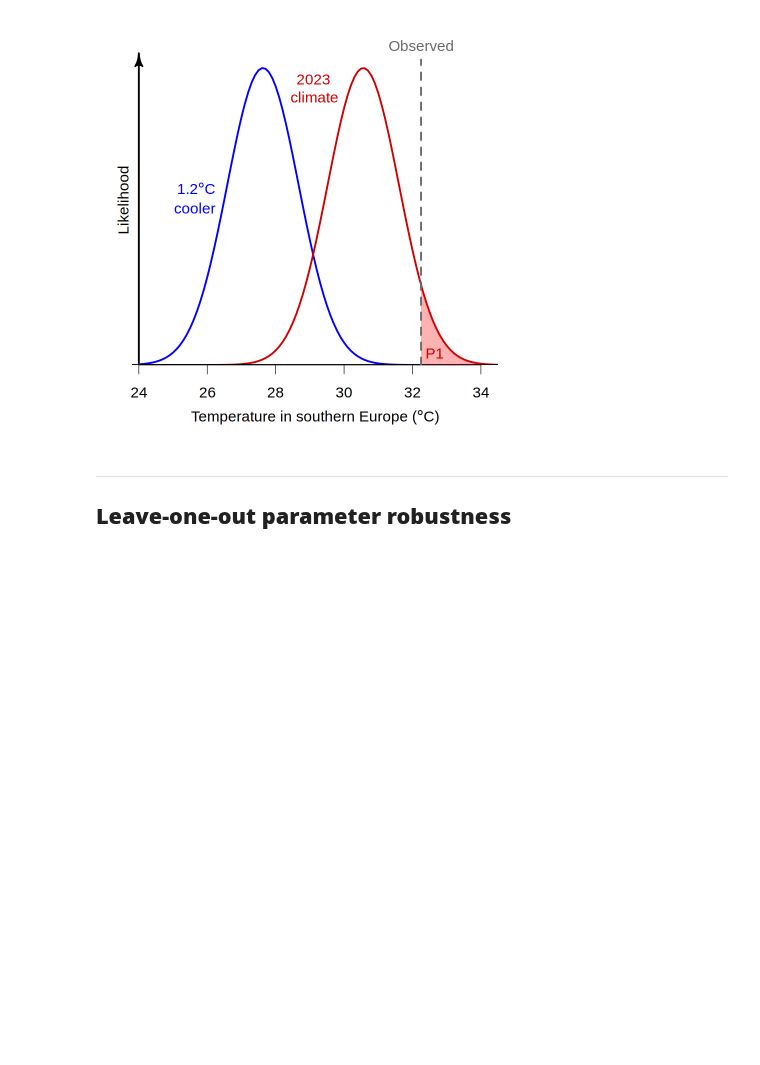
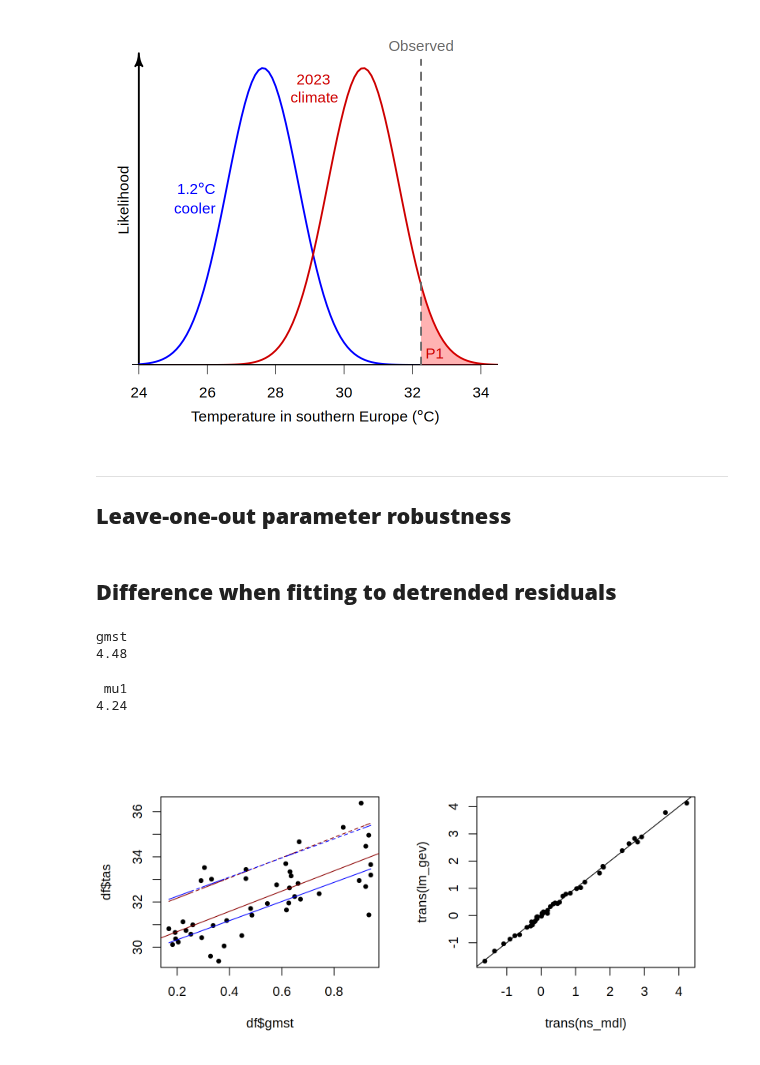
Before and after one commit to clairbarnes/wwa-archive, a Jupyter notebook: 20_misc/snippets.ipynb, the cells around one changed output. Cells and saved outputs as stored; diff of their text form; code cells hidden in the pictures; blank space fills up the shorter version.

```diff
--- a/20_misc/snippets.ipynb
+++ b/20_misc/snippets.ipynb
@@ -67,0 +68,38 @@ loo_pars(mdl, rp = 10, cov = gmst_2023, cov_cf = gmst_2023 - 1.2, plot = T)
+# %% [markdown]
+## **Difference when fitting to detrended residuals**
+# %%
+source("../00_model-fitting/wwa_model-fitting.R")
+
+df <- merge(load_ts("~/wwa/23-09_Brazil-heatwave/ts/BrazilArgentinaParaguay-10day_heatwave_cpc_txdaily.dat", col.names = c("year", "tas")),
+      gmst <- read.fwf("/home/clair/Data/gmst.dat", comment.char = "#", widths = c(5,15), col.names = c("year", "gmst")))
+
+linear_mdl <- lm(tas ~ gmst, data = df)
+df$lm_res <- linear_mdl$residuals
+lm_gev <- fevd(lm_res, df)
+ns_mdl <- fevd(tas, df, location.fun = ~ gmst)
+# %%
+round(linear_mdl$coefficients["gmst"],2)
+# %% [output]
+gmst
+4.48
+# %%
+round(strip(ns_mdl)["mu1"],2)
+# %% [output]
+ mu1
+4.24
+# %%
+prep_window(c(1,2))
+#~~~~~~~~~~~~~~~~~~~~~~~~~~~~~~~~~~~~~~~~~~~~~~~~~~~
+# how different are the fitted trends?
+plot(df$gmst, df$tas)
+abline(linear_mdl, col = "darkred")
+lines(df$gmst, linear_mdl$fitted + return.level(lm_gev, 10), lty = 2, col = "darkred")
+
+lines(df$gmst, findpars(ns_mdl)$location, col = "blue")
+lines(df$gmst, return.level(ns_mdl, 10), col = "blue", lty = 2)
+#~~~~~~~~~~~~~~~~~~~~~~~~~~~~~~~~~~~~~~~~~~~~~~~~~~~
+# check model fit
+plot(trans(ns_mdl), trans(lm_gev))
+abline(0,1)
+# %% [output]
+[figure, added]
```
Also changed, not shown: parts of 2 cells of this notebook, 2 other files.
